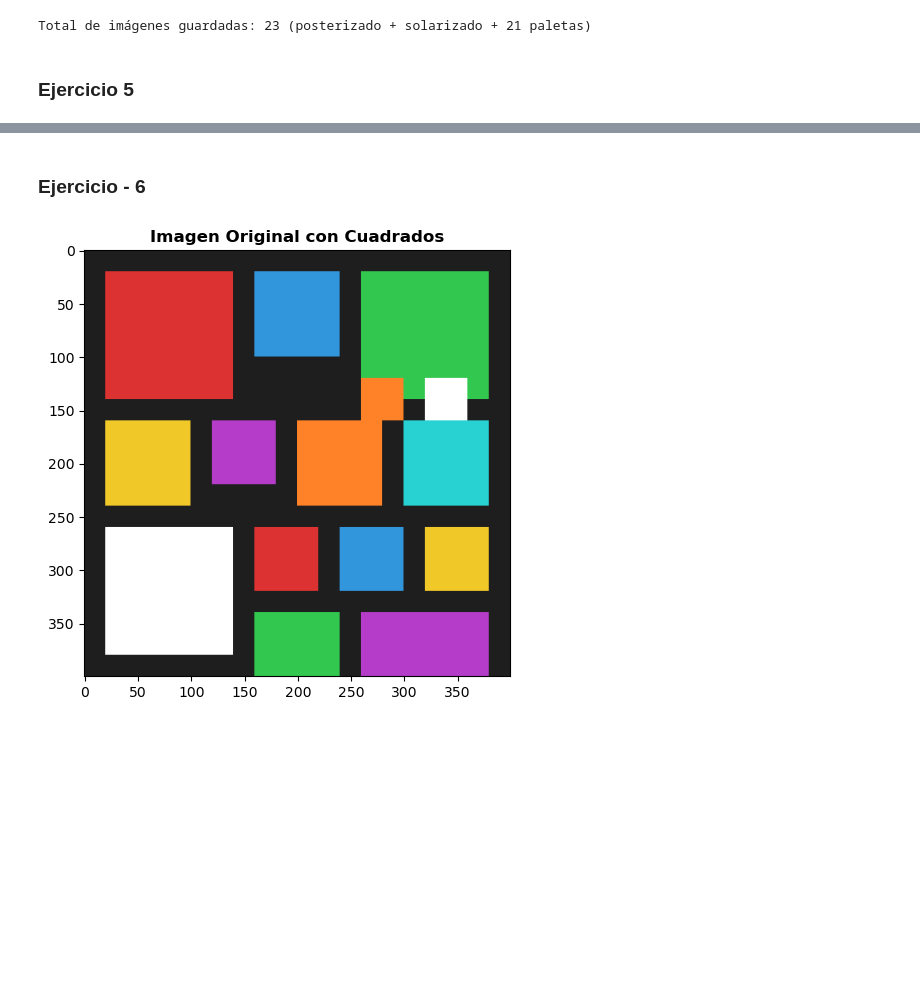
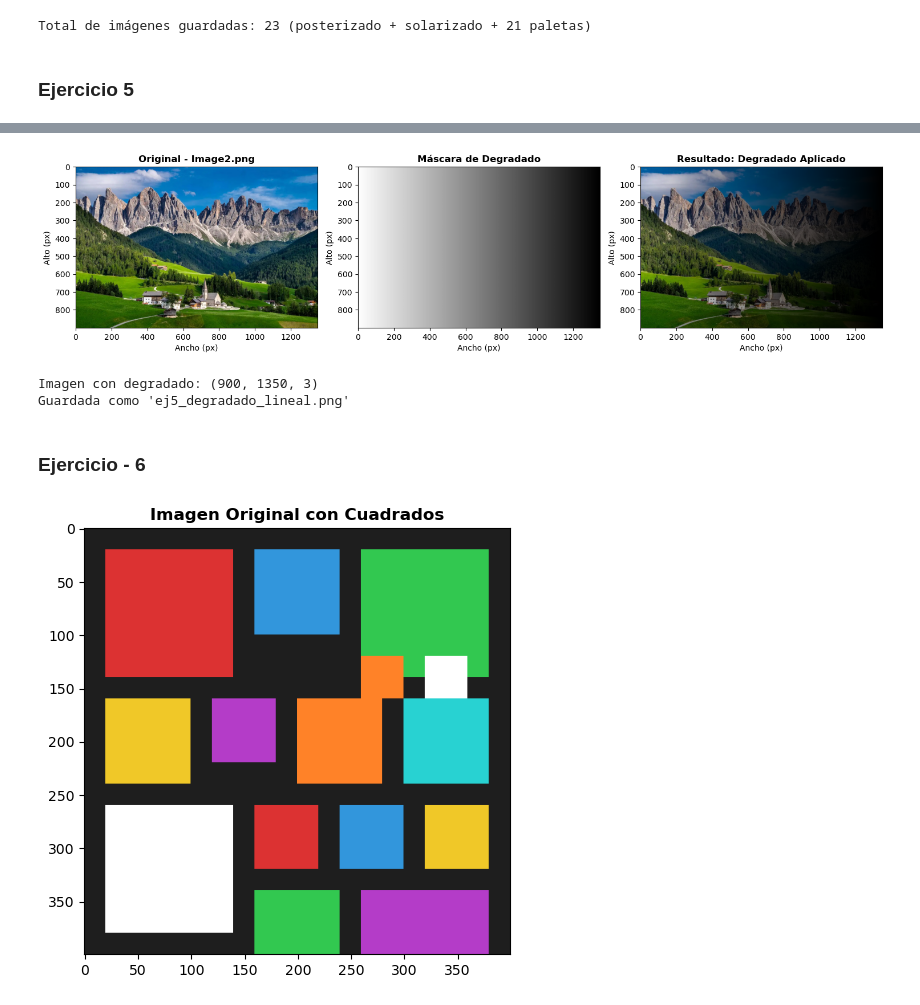
Before and after one commit to Iamvalentina2020/pdi26, a Jupyter notebook: TAREA25032026/simulacro.ipynb, the cells around one changed output, grey strips where cells are left out. Saved outputs shown, nothing was run; the diff lists cells and outputs as text; code cells hidden in the pictures; blank space fills up the shorter version.

```diff
--- a/TAREA25032026/simulacro.ipynb
+++ b/TAREA25032026/simulacro.ipynb
@@ -258,3 +212,49 @@ Guardada como 'ej5_degradado_lineal.png'
+# %%
+import numpy as np
+import cv2
+import matplotlib.pyplot as plt
+
+imagen = cv2.imread('Imagen1.jpg')
+imagen_rgb = cv2.cvtColor(imagen, cv2.COLOR_BGR2RGB)
+alto, ancho = imagen.shape[:2]
+
+gradiente = np.linspace(1.0, 0.0, ancho).reshape(1, ancho)
+
+mascara = np.repeat(gradiente, alto, axis=0)
+
+mascara_3ch = np.stack([mascara] * 3, axis=2)
+
+
+resultado = (imagen_rgb.astype(np.float64) * mascara_3ch).astype(np.uint8)
+
+
+cv2.imwrite('ej5_degradado_lineal.png', cv2.cvtColor(resultado, cv2.COLOR_RGB2BGR))
+
+
+fig, axes = plt.subplots(1, 3, figsize=(15, 4))
+
+axes[0].imshow(imagen_rgb)
+axes[0].set_title('Original - Image2.png', fontweight='bold')
+
+axes[1].imshow(mascara, cmap='gray', vmin=0, vmax=1)
+axes[1].set_title('Máscara de Degradado', fontweight='bold')
+
+axes[2].imshow(resultado)
+axes[2].set_title('Resultado: Degradado Aplicado', fontweight='bold')
+
+for ax in axes:
+    ax.set_xlabel('Ancho (px)')
+    ax.set_ylabel('Alto (px)')
+
+plt.tight_layout()
+plt.show()
+
+print(f"Imagen con degradado: {resultado.shape}")
+print("Guardada como 'ej5_degradado_lineal.png'")
+# %% [output]
+[figure, added]
+Imagen con degradado: (900, 1350, 3)
+Guardada como 'ej5_degradado_lineal.png'
 # %% [markdown]
 ### Ejercicio - 6
 # %%
```
Also changed, not shown: parts of 3 cells of this notebook, 30 other files.
